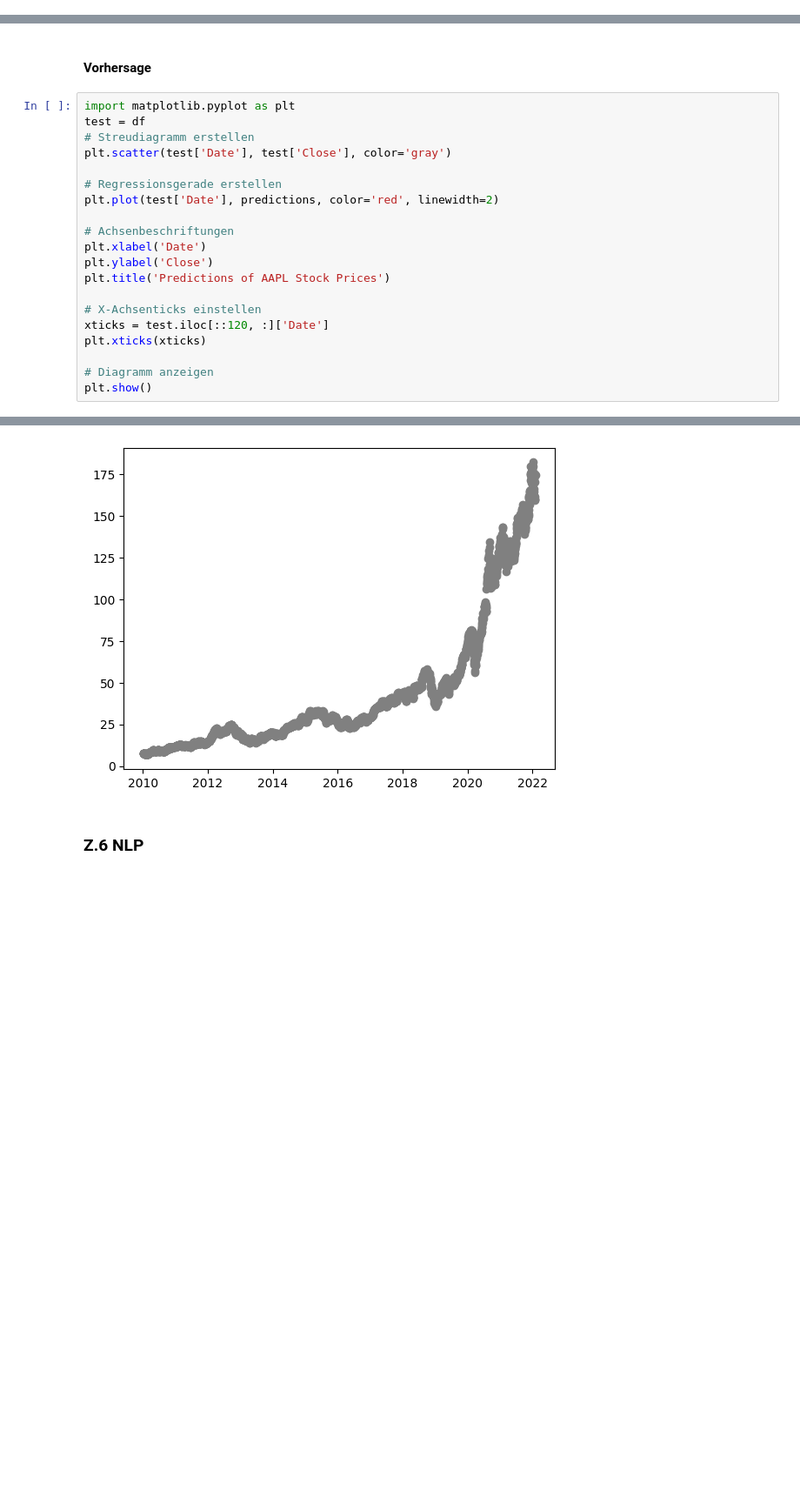
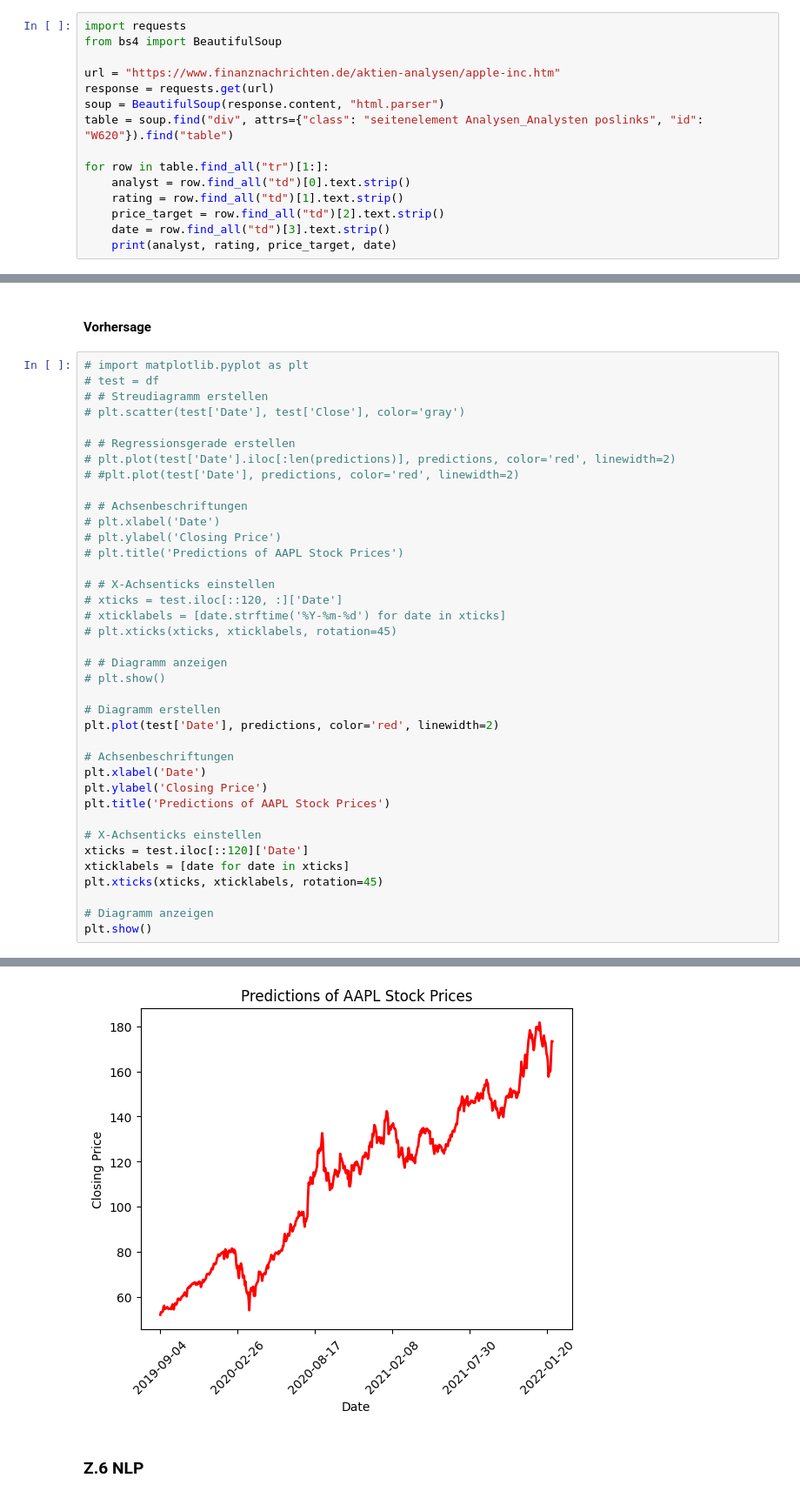
Before and after one commit to zhaw-trautmic/ads, a Jupyter notebook: Docker/aktienkurs-code.ipynb, the cells around one changed output, grey strips where cells are left out. Shown at 87% size. Drawn from its saved outputs; the diff is of its cells as text; blank space fills up the shorter version.

```diff
--- a/Docker/aktienkurs-code.ipynb
+++ b/Docker/aktienkurs-code.ipynb
@@ -57,6 +57,21 @@ print(data)
 [3042 rows x 7 columns]
 # %% [markdown]
 ### 1.2 Web Scraping
+# %%
+import requests
+from bs4 import BeautifulSoup
+
+url = "https://www.finanznachrichten.de/aktien-analysen/apple-inc.htm"
+response = requests.get(url)
+soup = BeautifulSoup(response.content, "html.parser")
+table = soup.find("div", attrs={"class": "seitenelement Analysen_Analysten poslinks", "id": "W620"}).find("table")
+
+for row in table.find_all("tr")[1:]:
+    analyst = row.find_all("td")[0].text.strip()
+    rating = row.find_all("td")[1].text.strip()
+    price_target = row.find_all("td")[2].text.strip()
+    date = row.find_all("td")[3].text.strip()
+    print(analyst, rating, price_target, date)
 # %%
 # Import modules
 import requests
@@ -1011,22 +1009,40 @@ plt.show()
 # %% [markdown]
 #### Vorhersage
 # %%
-import matplotlib.pyplot as plt
-test = df
-# Streudiagramm erstellen
-plt.scatter(test['Date'], test['Close'], color='gray')
+# import matplotlib.pyplot as plt
+# test = df
+# # Streudiagramm erstellen
+# plt.scatter(test['Date'], test['Close'], color='gray')
 
-# Regressionsgerade erstellen
+# # Regressionsgerade erstellen
+# plt.plot(test['Date'].iloc[:len(predictions)], predictions, color='red', linewidth=2)
+# #plt.plot(test['Date'], predictions, color='red', linewidth=2)
+
+# # Achsenbeschriftungen
+# plt.xlabel('Date')
+# plt.ylabel('Closing Price')
+# plt.title('Predictions of AAPL Stock Prices')
+
+# # X-Achsenticks einstellen
+# xticks = test.iloc[::120, :]['Date']
+# xticklabels = [date.strftime('%Y-%m-%d') for date in xticks]
+# plt.xticks(xticks, xticklabels, rotation=45)
+
+# # Diagramm anzeigen
+# plt.show()
+
+# Diagramm erstellen
 plt.plot(test['Date'], predictions, color='red', linewidth=2)
 
 # Achsenbeschriftungen
 plt.xlabel('Date')
-plt.ylabel('Close')
+plt.ylabel('Closing Price')
 plt.title('Predictions of AAPL Stock Prices')
 
 # X-Achsenticks einstellen
-xticks = test.iloc[::120, :]['Date']
-plt.xticks(xticks)
+xticks = test.iloc[::120]['Date']
+xticklabels = [date for date in xticks]
+plt.xticks(xticks, xticklabels, rotation=45)
 
 # Diagramm anzeigen
 plt.show()
@@ -1035,4 +1050,4 @@ ValueError: x and y must have same first dimension, but have shapes (3042,) and
-[figure, old version]
+[figure, new version]
 # %% [markdown]
 ### Z.6 NLP
 # %% [markdown]
```
Also changed, not shown: parts of 3 cells of this notebook, 1 other file.
